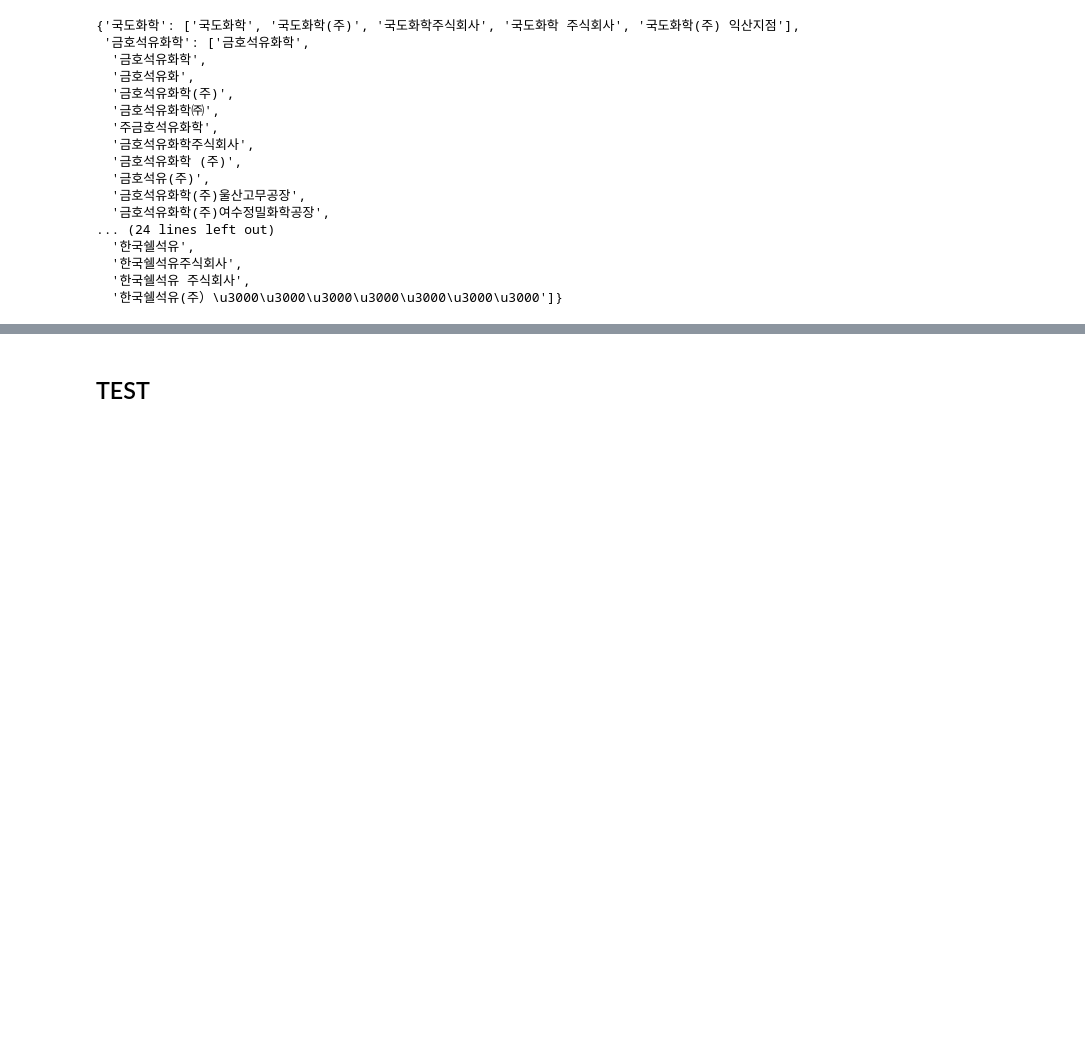
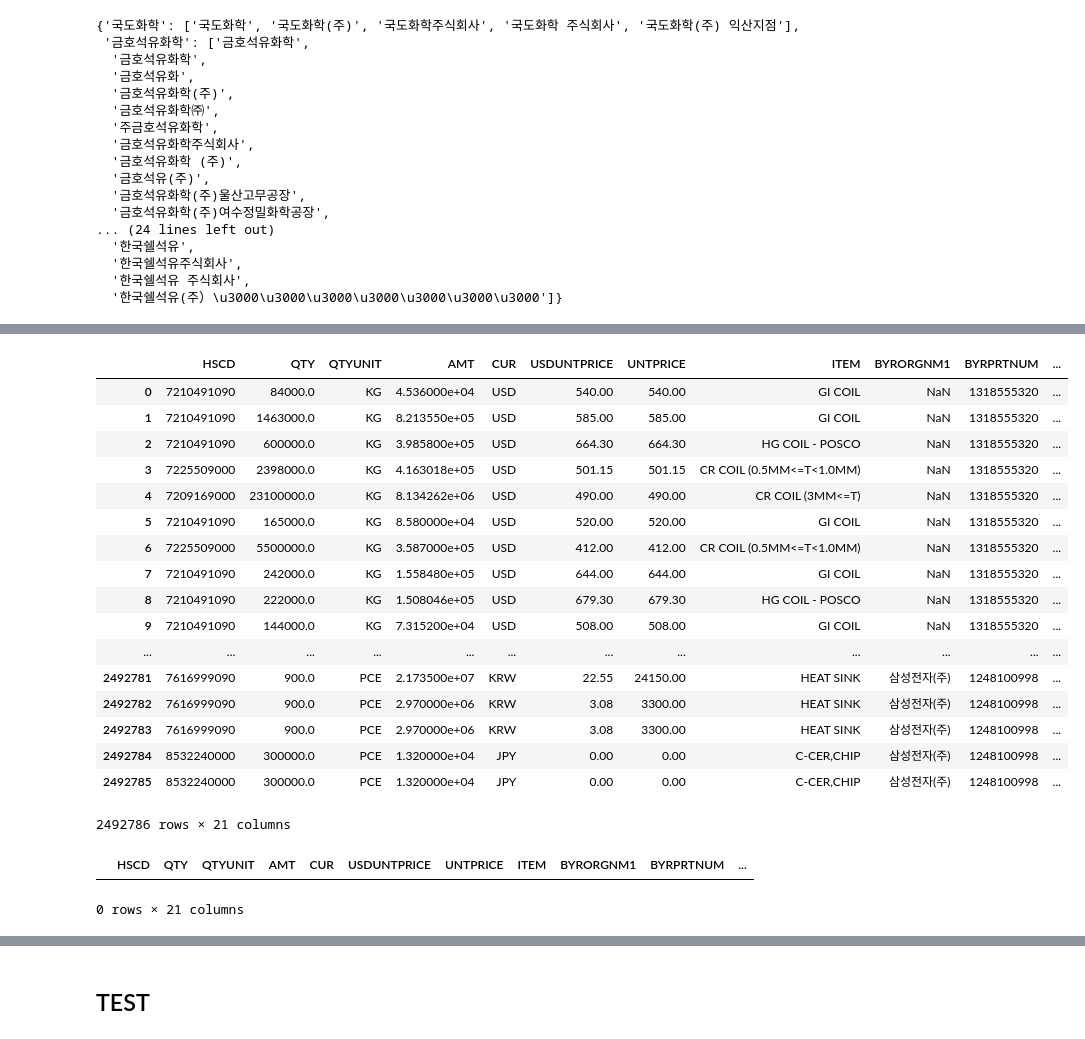
Before and after one commit to yiyc-kr/pandas-modules, a Jupyter notebook: company_classification.ipynb, the cells around one changed output, grey strips where cells are left out. Cells and saved outputs as stored; diff of their text form; code cells hidden in the pictures; blank space fills up the shorter version.

Commit message:
Developing company_classification.ipynb

```diff
--- a/company_classification.ipynb
+++ b/company_classification.ipynb
@@ -181,0 +203,3 @@ my_dict
+# %%
+for arr in company_dict:
+    company_dict[arr] = list(set(company_dict[arr]))
@@ -181,0 +228,9 @@ my_dict
+# %%
+for arr in company_dict:
+    for word in company_dict[arr]:
+        print(arr, word)
+        try:
+            trade_df.loc[trade_df['BYRORGNM1'] == word, 'BYRORGNM1'] = trade_df.loc[trade_df['BYRORGNM1'] == word, 'BYRORGNM1'].str.replace(word, arr)
+            trade_df.loc[trade_df['SPLYORGNM1'] == word, 'SPLYORGNM1'] = trade_df.loc[trade_df['SPLYORGNM1'] == word, 'SPLYORGNM1'].str.replace(word, arr)
+        except:
+            continue
@@ -181,0 +275,28 @@ my_dict
+# %%
+trade_df
+# %% [output]
+|  | HSCD | QTY | QTYUNIT | AMT | CUR | USDUNTPRICE | UNTPRICE | ITEM | BYRORGNM1 | BYRPRTNUM | ... |
+| 0 | 7210491090 | 84000.0 | KG | 4.536000e+04 | USD | 540.00 | 540.00 | GI COIL | NaN | 1318555320 | ... |
+| 1 | 7210491090 | 1463000.0 | KG | 8.213550e+05 | USD | 585.00 | 585.00 | GI COIL | NaN | 1318555320 | ... |
+| 2 | 7210491090 | 600000.0 | KG | 3.985800e+05 | USD | 664.30 | 664.30 | HG COIL - POSCO | NaN | 1318555320 | ... |
+| 3 | 7225509000 | 2398000.0 | KG | 4.163018e+05 | USD | 501.15 | 501.15 | CR COIL (0.5MM<=T<1.0MM) | NaN | 1318555320 | ... |
+| 4 | 7209169000 | 23100000.0 | KG | 8.134262e+06 | USD | 490.00 | 490.00 | CR COIL (3MM<=T) | NaN | 1318555320 | ... |
+| 5 | 7210491090 | 165000.0 | KG | 8.580000e+04 | USD | 520.00 | 520.00 | GI COIL | NaN | 1318555320 | ... |
+| 6 | 7225509000 | 5500000.0 | KG | 3.587000e+05 | USD | 412.00 | 412.00 | CR COIL (0.5MM<=T<1.0MM) | NaN | 1318555320 | ... |
+| 7 | 7210491090 | 242000.0 | KG | 1.558480e+05 | USD | 644.00 | 644.00 | GI COIL | NaN | 1318555320 | ... |
+| 8 | 7210491090 | 222000.0 | KG | 1.508046e+05 | USD | 679.30 | 679.30 | HG COIL - POSCO | NaN | 1318555320 | ... |
+| 9 | 7210491090 | 144000.0 | KG | 7.315200e+04 | USD | 508.00 | 508.00 | GI COIL | NaN | 1318555320 | ... |
+| ... | ... | ... | ... | ... | ... | ... | ... | ... | ... | ... | ... |
+| 2492781 | 7616999090 | 900.0 | PCE | 2.173500e+07 | KRW | 22.55 | 24150.00 | HEAT SINK | 삼성전자(주) | 1248100998 | ... |
+| 2492782 | 7616999090 | 900.0 | PCE | 2.970000e+06 | KRW | 3.08 | 3300.00 | HEAT SINK | 삼성전자(주) | 1248100998 | ... |
+| 2492783 | 7616999090 | 900.0 | PCE | 2.970000e+06 | KRW | 3.08 | 3300.00 | HEAT SINK | 삼성전자(주) | 1248100998 | ... |
+| 2492784 | 8532240000 | 300000.0 | PCE | 1.320000e+04 | JPY | 0.00 | 0.00 | C-CER,CHIP | 삼성전자(주) | 1248100998 | ... |
+| 2492785 | 8532240000 | 300000.0 | PCE | 1.320000e+04 | JPY | 0.00 | 0.00 | C-CER,CHIP | 삼성전자(주) | 1248100998 | ... |
+2492786 rows × 21 columns
+# %%
+trade_df_columns = trade_df.columns.tolist()
+new_df = pd.DataFrame(columns=trade_df_columns)
+new_df.head()
+# %% [output]
+|  | HSCD | QTY | QTYUNIT | AMT | CUR | USDUNTPRICE | UNTPRICE | ITEM | BYRORGNM1 | BYRPRTNUM | ... |
+0 rows × 21 columns
```
Also changed, not shown: parts of 15 cells of this notebook.
